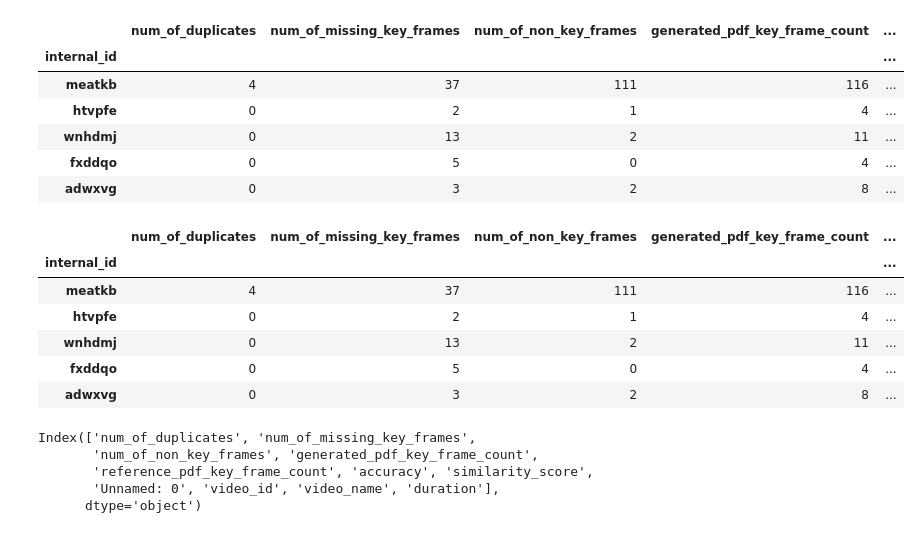
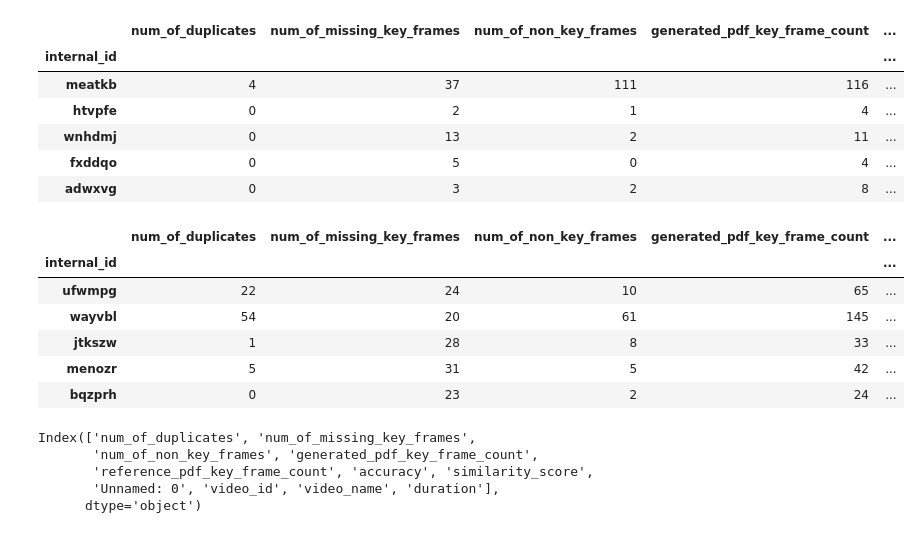
Before and after one commit to anxkhn/GlimpsifyPlus, a Jupyter notebook: experiments/31_analyse_reports_by_creating_bin_of_durations.ipynb, the cells around one changed output. Drawn from its saved outputs; the diff is of its cells as text; code cells hidden in the pictures.

```diff
--- a/experiments/31_analyse_reports_by_creating_bin_of_durations.ipynb
+++ b/experiments/31_analyse_reports_by_creating_bin_of_durations.ipynb
@@ -33,15 +35,16 @@ expanded_report_df.head()
 | adwxvg | 0 | 3 | 2 | 8 | ... |
 # %%
 expanded_report_df["duration"] = expanded_report_df["video_id"].apply(get_video_duration)
+expanded_report_df.sort_values("duration", ascending=False, inplace=True)
 expanded_report_df.head()
 # %% [output]
 |  | num_of_duplicates | num_of_missing_key_frames | num_of_non_key_frames | generated_pdf_key_frame_count | ... |
 | internal_id |  |  |  |  | ... |
-| meatkb | 4 | 37 | 111 | 116 | ... |
-| htvpfe | 0 | 2 | 1 | 4 | ... |
-| wnhdmj | 0 | 13 | 2 | 11 | ... |
-| fxddqo | 0 | 5 | 0 | 4 | ... |
-| adwxvg | 0 | 3 | 2 | 8 | ... |
+| ufwmpg | 22 | 24 | 10 | 65 | ... |
+| wayvbl | 54 | 20 | 61 | 145 | ... |
+| jtkszw | 1 | 28 | 8 | 33 | ... |
+| menozr | 5 | 31 | 5 | 42 | ... |
+| bqzprh | 0 | 23 | 2 | 24 | ... |
 # %%
 expanded_report_df.columns
 # %% [output]
```
Also changed, not shown: parts of 7 cells of this notebook, 16 other files.
